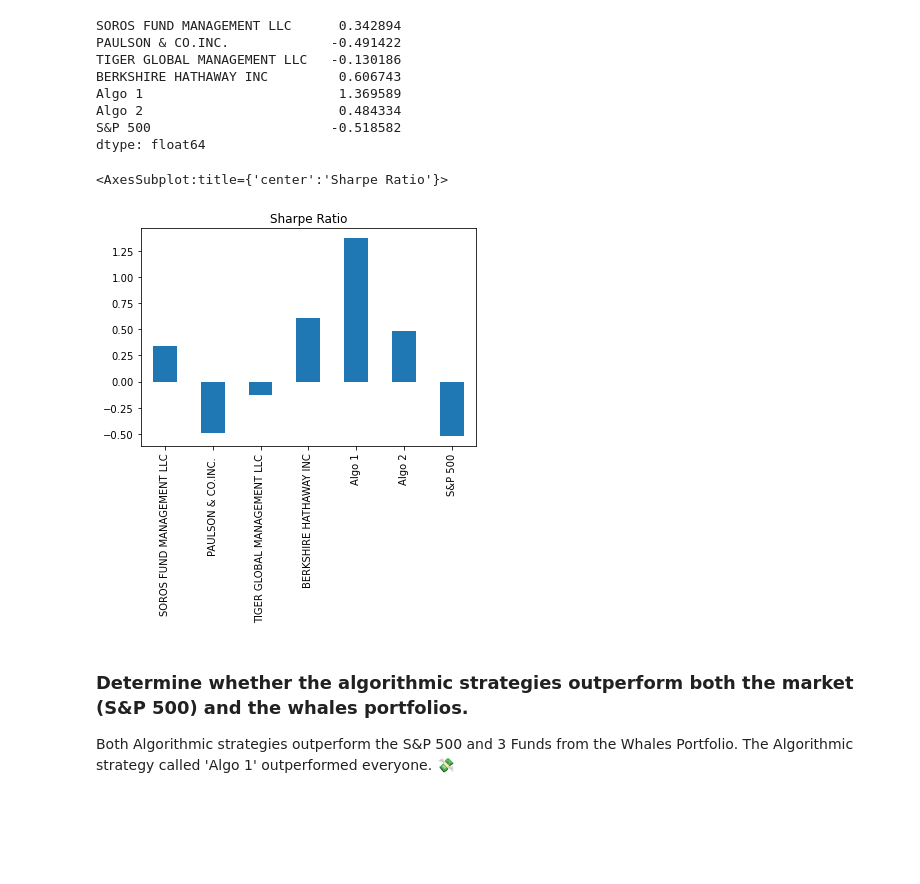
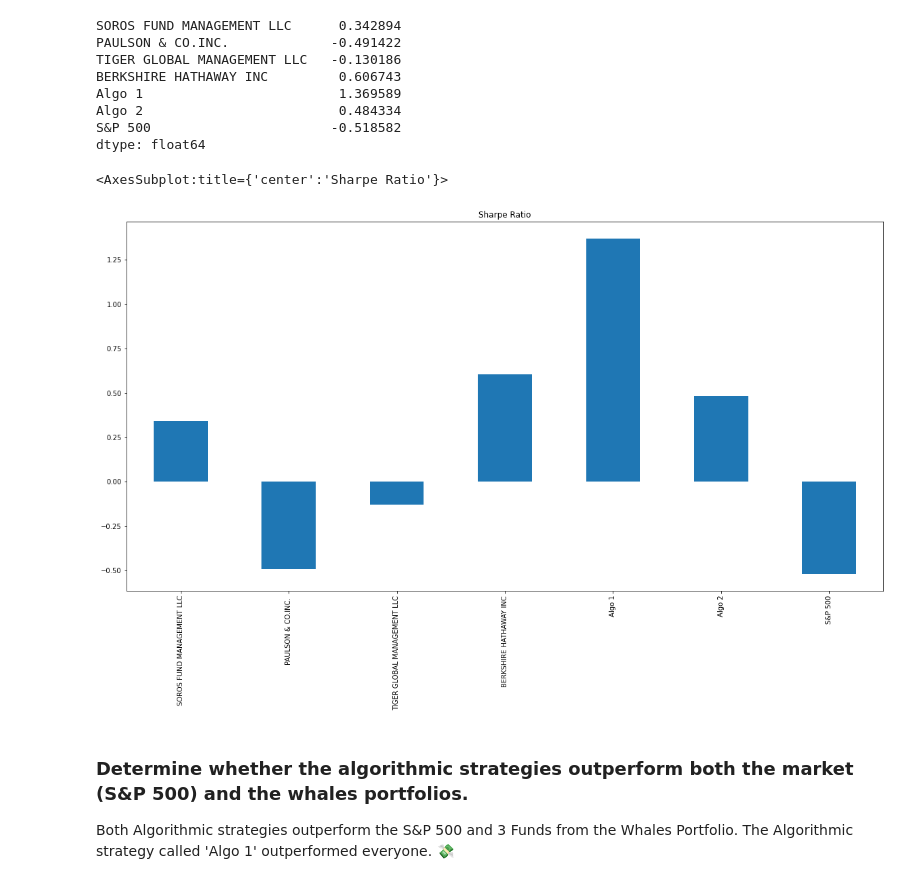
Before and after one commit to valadrien/Whales_Analysis, a Jupyter notebook: Starter_Code/whale_analysis.ipynb, the cells around one changed output. Drawn from its saved outputs; the diff is of its cells as text; code cells hidden in the pictures; blank space fills up the shorter version.

```diff
--- a/Starter_Code/whale_analysis.ipynb
+++ b/Starter_Code/whale_analysis.ipynb
@@ -431,10 +429,10 @@ S&P 500                       -0.518582
 dtype: float64
 # %%
 # Visualize the sharpe ratios as a bar plot (can I get the Algo 1 Code please 😎)
-sharpe_ratios.plot(kind='bar', title='Sharpe Ratio')
+sharpe_ratios.plot(kind='bar', title='Sharpe Ratio',figsize=(20,10))
 # %% [output]
 <AxesSubplot:title={'center':'Sharpe Ratio'}>
-[figure, old version]
+[figure, new version]
 # %% [markdown]
 ### Determine whether the algorithmic strategies outperform both the market (S&P 500) and the whales portfolios.
 
```
Also changed, not shown: parts of 11 cells of this notebook, 1 other file.
